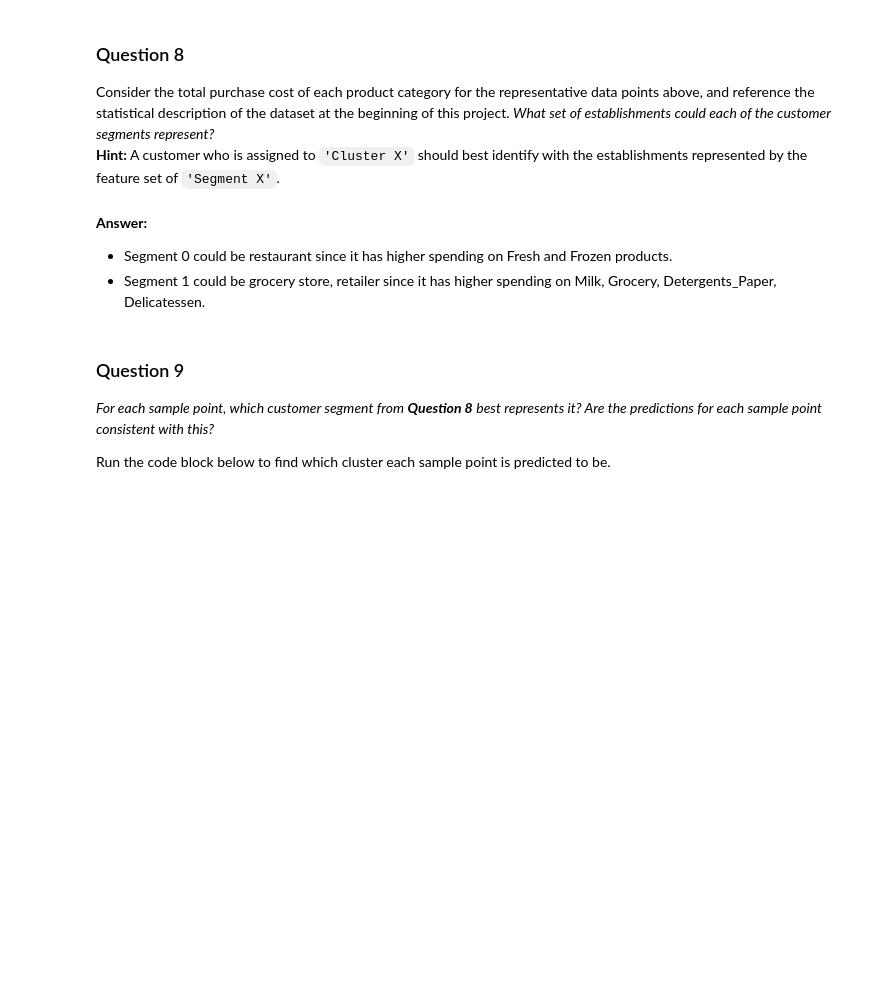
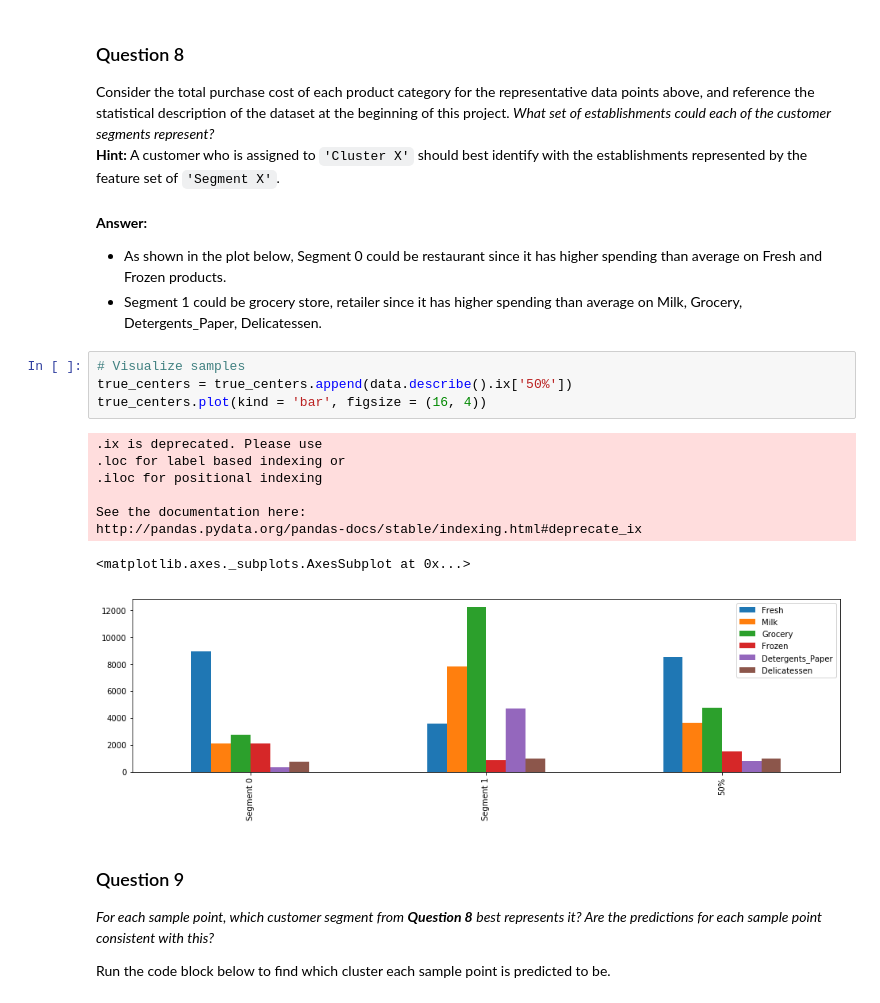
Before and after one commit to sukilau/machine-learning-nanodegree, a Jupyter notebook: customer_segments/customer_segments.ipynb, the cells around one changed output. Drawn from its saved outputs; the diff is of its cells as text; blank space fills up the shorter version.

```diff
--- a/customer_segments/customer_segments.ipynb
+++ b/customer_segments/customer_segments.ipynb
@@ -505,8 +511,21 @@ Consider the total purchase cost of each product category for the representative
 **Hint:** A customer who is assigned to `'Cluster X'` should best identify with the establishments represented by the feature set of `'Segment X'`.
 # %% [markdown]
 **Answer:**
-* Segment 0 could be restaurant since it has higher spending on Fresh and Frozen products.
-* Segment 1 could be grocery store, retailer since it has higher spending on Milk, Grocery, Detergents_Paper, Delicatessen.
+* As shown in the plot below, Segment 0 could be restaurant since it has higher spending than average on Fresh and Frozen products.
+* Segment 1 could be grocery store, retailer since it has higher spending than average on Milk, Grocery, Detergents_Paper, Delicatessen.
+# %%
+# Visualize samples
+true_centers = true_centers.append(data.describe().ix['50%'])
+true_centers.plot(kind = 'bar', figsize = (16, 4))
+# %% [output]
+.ix is deprecated. Please use
+.loc for label based indexing or
+.iloc for positional indexing
+
+See the documentation here:
+http://pandas.pydata.org/pandas-docs/stable/indexing.html#deprecate_ix
+<matplotlib.axes._subplots.AxesSubplot at 0x...>
+[figure, added]
 # %% [markdown]
 ### Question 9
 *For each sample point, which customer segment from* ***Question 8*** *best represents it? Are the predictions for each sample point consistent with this?*
```
Also changed, not shown: parts of 2 cells of this notebook, 1 other file.
